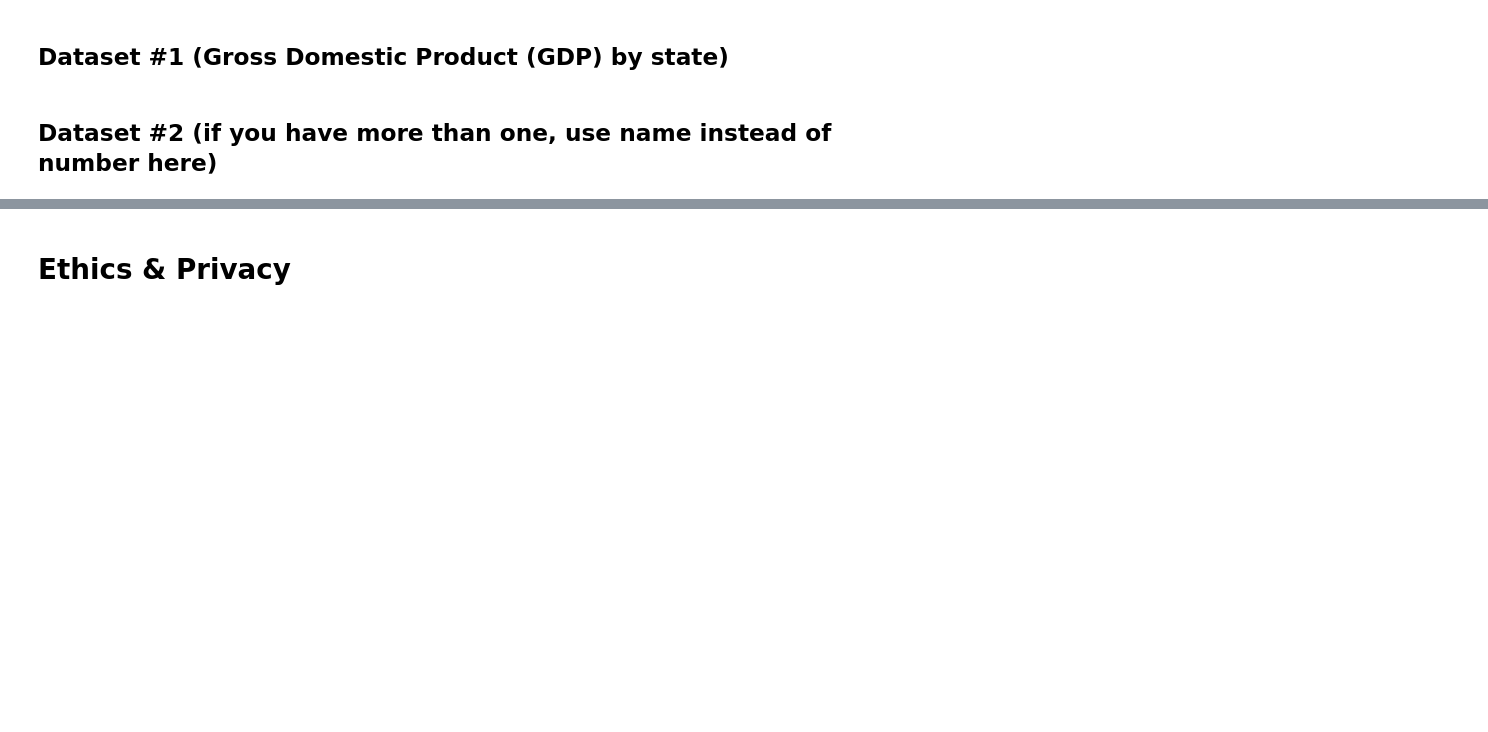
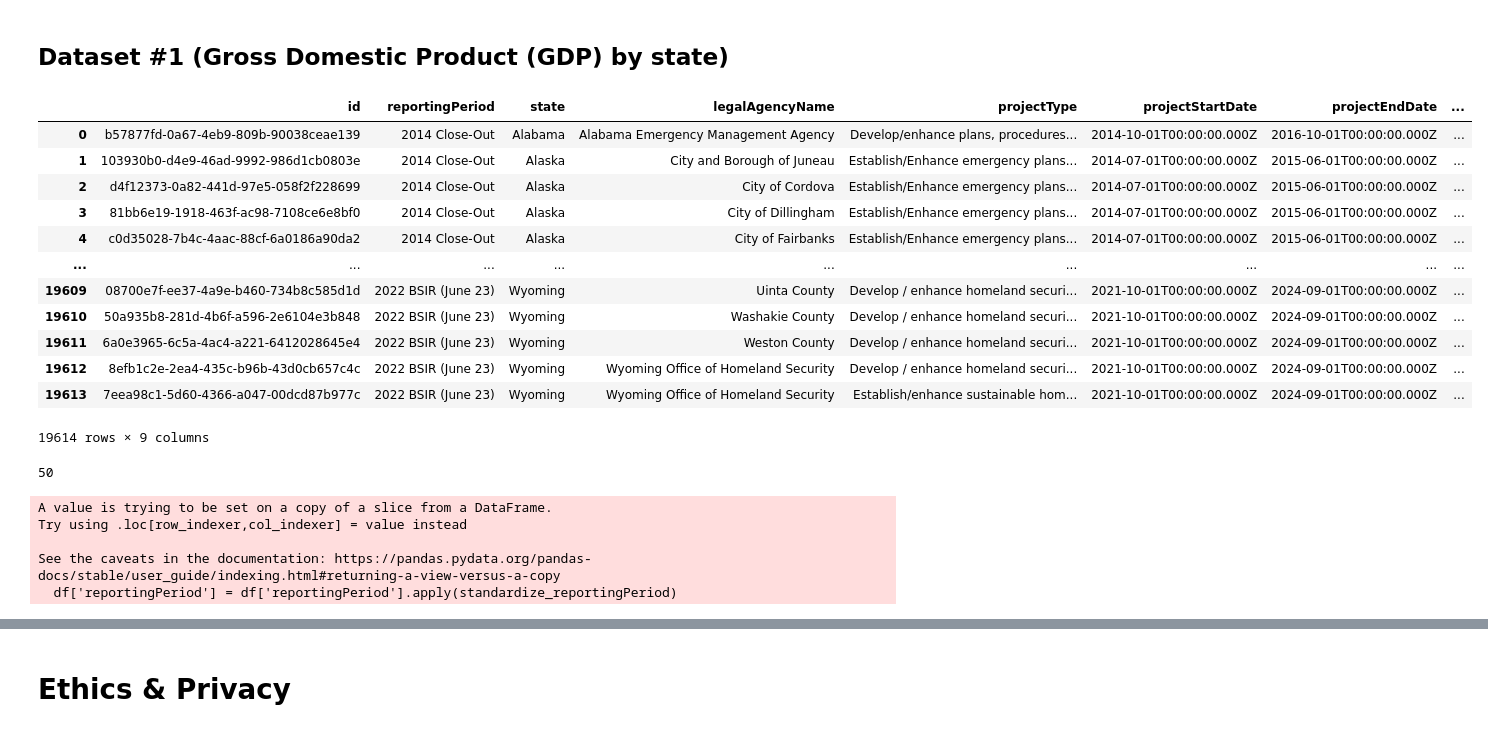
Before and after one commit to COGS108/Group054_WI24, a Jupyter notebook: DataCheckpoint_Group054_WI24.ipynb, the cells around one changed output, grey strips where cells are left out. Cells and saved outputs as stored; diff of their text form; code cells hidden in the pictures; blank space fills up the shorter version.

```diff
--- a/DataCheckpoint_Group054_WI24.ipynb
+++ b/DataCheckpoint_Group054_WI24.ipynb
@@ -102,2 +98,0 @@ With our datasets, it would be useful to look at them and understand if a state
-# %% [markdown]
-## Dataset #2 (if you have more than one, use name instead of number here)
@@ -106,0 +99,29 @@ With our datasets, it would be useful to look at them and understand if a state
+# %%
+import pandas as pd
+
+url = 'https://raw.githubusercontent.com/COGS108/Group054_WI24/master/Data/EmergencyManagementPerformanceGrants.csv?token=GHSAT0AAAAAACN2LZWQ4IZQ42K7VHK74LAYZO35E6Q'
+df = pd.read_csv(url)
+
+# Display df to make sure it works
+df
+# %% [output]
+|  | id | reportingPeriod | state | legalAgencyName | projectType | projectStartDate | projectEndDate | ... |
+| 0 | b57877fd-0a67-4eb9-809b-90038ceae139 | 2014 Close-Out | Alabama | Alabama Emergency Management Agency | Develop/enhance plans, procedures... | 2014-10-01T00:00:00.000Z | 2016-10-01T00:00:00.000Z | ... |
+| 1 | 103930b0-d4e9-46ad-9992-986d1cb0803e | 2014 Close-Out | Alaska | City and Borough of Juneau | Establish/Enhance emergency plans... | 2014-07-01T00:00:00.000Z | 2015-06-01T00:00:00.000Z | ... |
+| 2 | d4f12373-0a82-441d-97e5-058f2f228699 | 2014 Close-Out | Alaska | City of Cordova | Establish/Enhance emergency plans... | 2014-07-01T00:00:00.000Z | 2015-06-01T00:00:00.000Z | ... |
+| 3 | 81bb6e19-1918-463f-ac98-7108ce6e8bf0 | 2014 Close-Out | Alaska | City of Dillingham | Establish/Enhance emergency plans... | 2014-07-01T00:00:00.000Z | 2015-06-01T00:00:00.000Z | ... |
+| 4 | c0d35028-7b4c-4aac-88cf-6a0186a90da2 | 2014 Close-Out | Alaska | City of Fairbanks | Establish/Enhance emergency plans... | 2014-07-01T00:00:00.000Z | 2015-06-01T00:00:00.000Z | ... |
+| ... | ... | ... | ... | ... | ... | ... | ... | ... |
+| 19609 | 08700e7f-ee37-4a9e-b460-734b8c585d1d | 2022 BSIR (June 23) | Wyoming | Uinta County | Develop / enhance homeland securi... | 2021-10-01T00:00:00.000Z | 2024-09-01T00:00:00.000Z | ... |
+| 19610 | 50a935b8-281d-4b6f-a596-2e6104e3b848 | 2022 BSIR (June 23) | Wyoming | Washakie County | Develop / enhance homeland securi... | 2021-10-01T00:00:00.000Z | 2024-09-01T00:00:00.000Z | ... |
+| 19611 | 6a0e3965-6c5a-4ac4-a221-6412028645e4 | 2022 BSIR (June 23) | Wyoming | Weston County | Develop / enhance homeland securi... | 2021-10-01T00:00:00.000Z | 2024-09-01T00:00:00.000Z | ... |
+| 19612 | 8efb1c2e-2ea4-435c-b96b-43d0cb657c4c | 2022 BSIR (June 23) | Wyoming | Wyoming Office of Homeland Security | Develop / enhance homeland securi... | 2021-10-01T00:00:00.000Z | 2024-09-01T00:00:00.000Z | ... |
+| 19613 | 7eea98c1-5d60-4366-a047-00dcd87b977c | 2022 BSIR (June 23) | Wyoming | Wyoming Office of Homeland Security | Establish/enhance sustainable hom... | 2021-10-01T00:00:00.000Z | 2024-09-01T00:00:00.000Z | ... |
+19614 rows × 9 columns
+# %%
+df['state'].unique()
+df_not_state = df['state'].str.contains('Puerto Rico|American Samoa|District of Columbia|Northern Mariana Islands|Guam|Virgin Islands')
+df = df[~df_not_state] #filter to only include US states
+df['state'].unique().size #check to see that our state column only has 50 values
+# %% [output]
+50
@@ -106,0 +156,8 @@ With our datasets, it would be useful to look at them and understand if a state
+# %%
+df['reportingPeriod'] = df['reportingPeriod'].apply(standardize_reportingPeriod)
+# %% [output]
+A value is trying to be set on a copy of a slice from a DataFrame.
+Try using .loc[row_indexer,col_indexer] = value instead
+
+See the caveats in the documentation: https://pandas.pydata.org/pandas-docs/stable/user_guide/indexing.html#returning-a-view-versus-a-copy
+  df['reportingPeriod'] = df['reportingPeriod'].apply(standardize_reportingPeriod)
```
Also changed, not shown: parts of 13 cells of this notebook.
